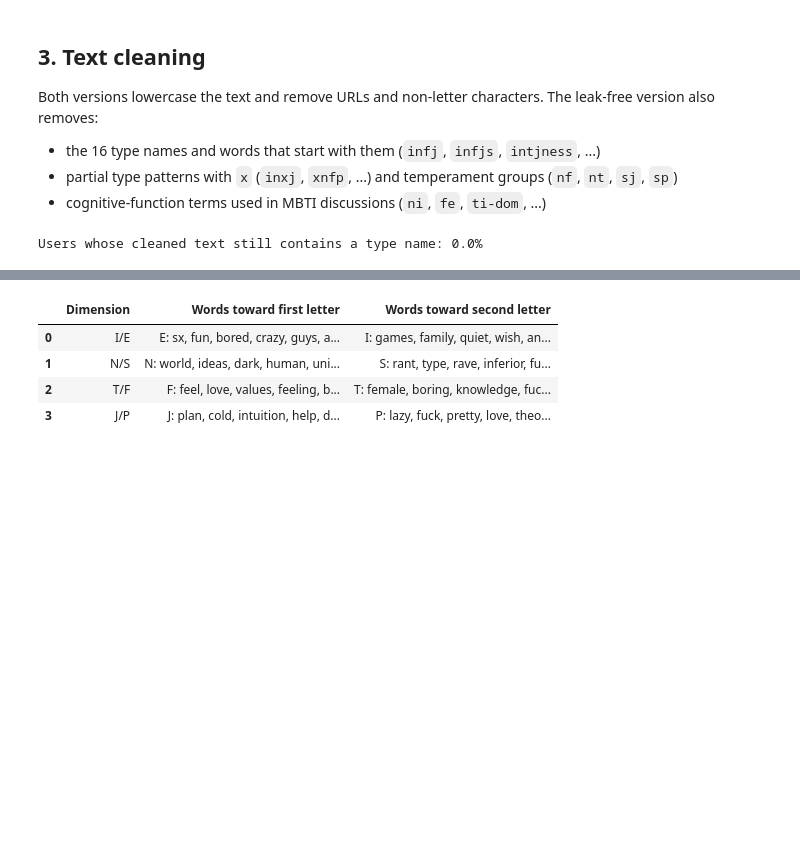
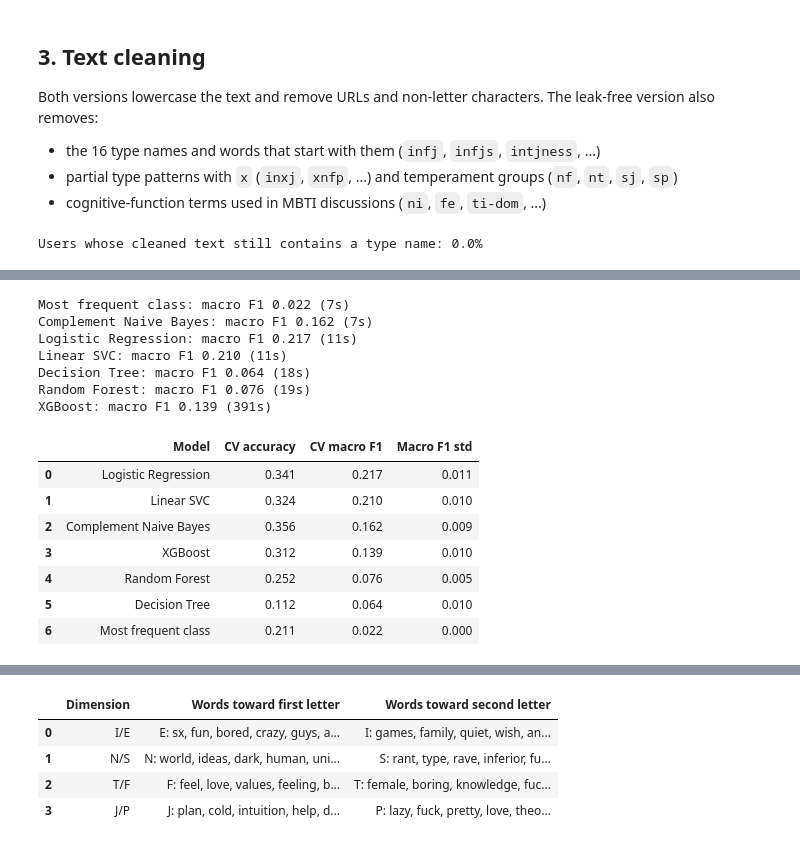
Before and after one commit to chlu03/mbti-personality-prediction, a Jupyter notebook: mbti_classification.ipynb, the cells around one changed output, grey strips where cells are left out. Drawn from its saved outputs; the diff is of its cells as text; code cells hidden in the pictures; blank space fills up the shorter version.

```diff
--- a/mbti_classification.ipynb
+++ b/mbti_classification.ipynb
@@ -292,0 +129,10 @@ The largest logistic regression coefficients show which words push the predictio
+# %%
+train, test = train_test_split(data, test_size=0.2, stratify=data.type, random_state=SEED)
+encoder = LabelEncoder().fit(data.type)
+y_train = encoder.transform(train.type)
+y_test = encoder.transform(test.type)
+X_train, X_test = train.clean, test.clean
+print(f'Training set: {len(train):,}, test set: {len(test):,}')
+
+# Balanced sample weights for models without a class_weight option (XGBoost)
+train_weights = compute_sample_weight('balanced', y_train)
@@ -292,0 +149,64 @@ The largest logistic regression coefficients show which words push the predictio
+# %%
+def make_pipeline(clf, smote=False):
+    tfidf = TfidfVectorizer(max_features=5000, stop_words='english',
+                            token_pattern=r'\b[a-z]{2,}\b', sublinear_tf=True)
+    if smote:
+        return ImbPipeline([('tfidf', tfidf), ('smote', SMOTE(random_state=SEED)), ('clf', clf)])
+    return Pipeline([('tfidf', tfidf), ('clf', clf)])
+
+
+cv = StratifiedKFold(n_splits=5, shuffle=True, random_state=SEED)
+results = []      # one row per evaluated model, across all experiments
+models = {}       # unfitted estimators, used later to fit the selected model
+
+
+def evaluate(experiment, name, estimator, sample_weight=False):
+    start = time.time()
+    params = {'clf__sample_weight': train_weights} if sample_weight else None
+    scores = cross_validate(estimator, X_train, y_train, cv=cv, scoring=['accuracy', 'f1_macro'],
+                            params=params)
+    results.append({'Experiment': experiment, 'Model': name,
+                    'CV accuracy': scores['test_accuracy'].mean(),
+                    'CV macro F1': scores['test_f1_macro'].mean(),
+                    'Macro F1 std': scores['test_f1_macro'].std()})
+    models[name] = (estimator, sample_weight)
+    print(f'{name}: macro F1 {scores["test_f1_macro"].mean():.3f} ({time.time() - start:.0f}s)')
+
+
+def show(experiment):
+    table = pd.DataFrame([r for r in results if r['Experiment'] == experiment]).drop(columns='Experiment')
+    return table.sort_values('CV macro F1', ascending=False, ignore_index=True).round(3)
+
+
+def xgb_model(**params):
+    return XGBClassifier(n_estimators=200, max_depth=6, learning_rate=0.3, tree_method='hist',
+                         n_jobs=-1, random_state=SEED, **params)
+
+
+E1 = '1. Model comparison'
+evaluate(E1, 'Most frequent class', make_pipeline(DummyClassifier(strategy='most_frequent')))
+evaluate(E1, 'Complement Naive Bayes', make_pipeline(ComplementNB()))
+evaluate(E1, 'Logistic Regression', make_pipeline(LogisticRegression(max_iter=2000, class_weight='balanced')))
+evaluate(E1, 'Linear SVC', make_pipeline(LinearSVC(C=0.1, class_weight='balanced')))
+evaluate(E1, 'Decision Tree', make_pipeline(DecisionTreeClassifier(max_depth=20, class_weight='balanced',
+                                                                   random_state=SEED)))
+evaluate(E1, 'Random Forest', make_pipeline(RandomForestClassifier(
+    n_estimators=200, class_weight='balanced_subsample', n_jobs=-1, random_state=SEED)))
+evaluate(E1, 'XGBoost', make_pipeline(xgb_model()), sample_weight=True)
+show(E1)
+# %% [output]
+Most frequent class: macro F1 0.022 (7s)
+Complement Naive Bayes: macro F1 0.162 (7s)
+Logistic Regression: macro F1 0.217 (11s)
+Linear SVC: macro F1 0.210 (11s)
+Decision Tree: macro F1 0.064 (18s)
+Random Forest: macro F1 0.076 (19s)
+XGBoost: macro F1 0.139 (391s)
+|  | Model | CV accuracy | CV macro F1 | Macro F1 std |
+| 0 | Logistic Regression | 0.341 | 0.217 | 0.011 |
+| 1 | Linear SVC | 0.324 | 0.210 | 0.010 |
+| 2 | Complement Naive Bayes | 0.356 | 0.162 | 0.009 |
+| 3 | XGBoost | 0.312 | 0.139 | 0.010 |
+| 4 | Random Forest | 0.252 | 0.076 | 0.005 |
+| 5 | Decision Tree | 0.112 | 0.064 | 0.010 |
+| 6 | Most frequent class | 0.211 | 0.022 | 0.000 |
```
Also changed, not shown: parts of 39 cells of this notebook, 3 other files.
